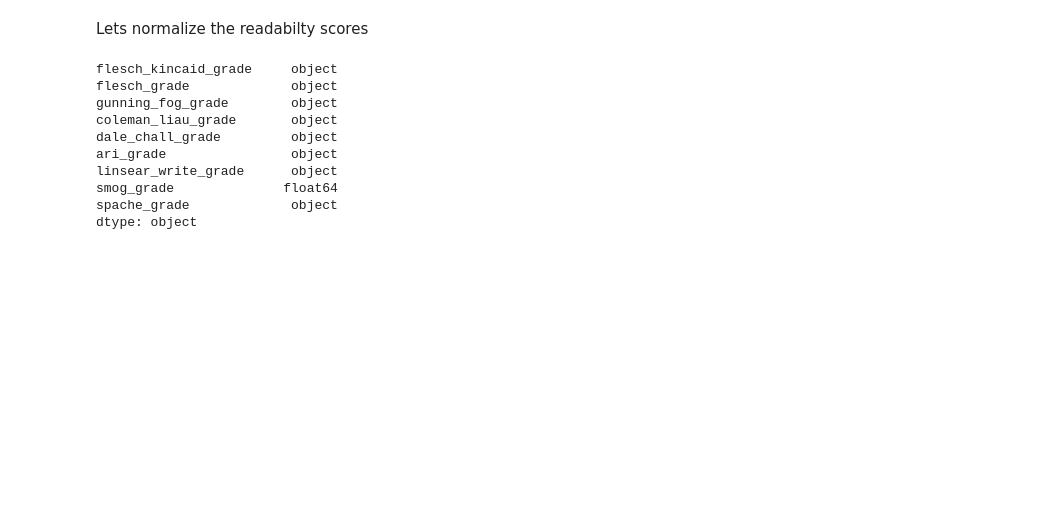
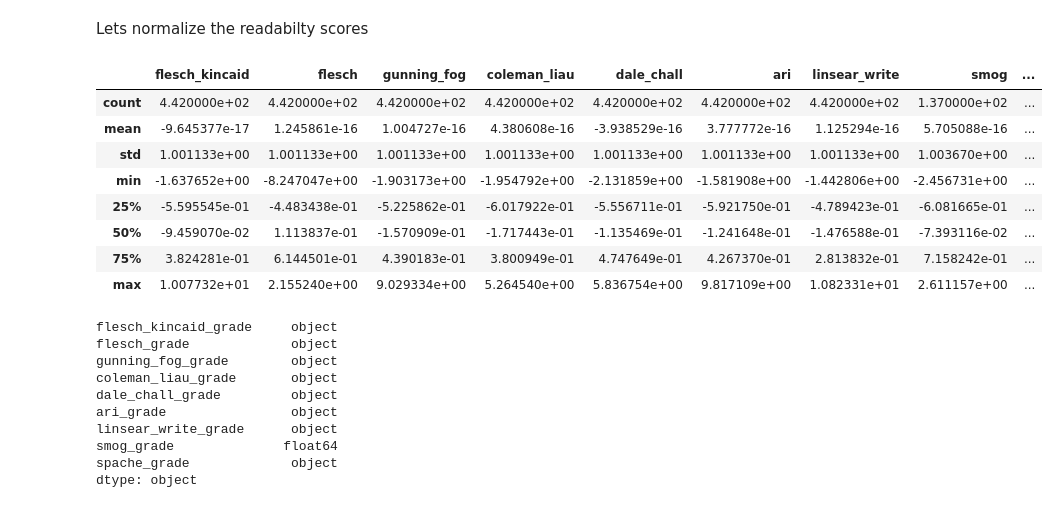
Before and after one commit to poupou-web3/GGR-beta-analysis, a Jupyter notebook: jupyter/29-04-beta-grant-readability.ipynb, the cells around one changed output. Cells and saved outputs as stored; diff of their text form; code cells hidden in the pictures; blank space fills up the shorter version.

```diff
--- a/jupyter/29-04-beta-grant-readability.ipynb
+++ b/jupyter/29-04-beta-grant-readability.ipynb
@@ -211,6 +236,18 @@ Lets normalize the readabilty scores
 from sklearn.preprocessing import StandardScaler
 scaler = StandardScaler()
 df_grants[scores] = scaler.fit_transform(df_grants[scores])
+# %%
+df_grants[scores].describe()
+# %% [output]
+|  | flesch_kincaid | flesch | gunning_fog | coleman_liau | dale_chall | ari | linsear_write | smog | ... |
+| count | 4.420000e+02 | 4.420000e+02 | 4.420000e+02 | 4.420000e+02 | 4.420000e+02 | 4.420000e+02 | 4.420000e+02 | 1.370000e+02 | ... |
+| mean | -9.645377e-17 | 1.245861e-16 | 1.004727e-16 | 4.380608e-16 | -3.938529e-16 | 3.777772e-16 | 1.125294e-16 | 5.705088e-16 | ... |
+| std | 1.001133e+00 | 1.001133e+00 | 1.001133e+00 | 1.001133e+00 | 1.001133e+00 | 1.001133e+00 | 1.001133e+00 | 1.003670e+00 | ... |
+| min | -1.637652e+00 | -8.247047e+00 | -1.903173e+00 | -1.954792e+00 | -2.131859e+00 | -1.581908e+00 | -1.442806e+00 | -2.456731e+00 | ... |
+| 25% | -5.595545e-01 | -4.483438e-01 | -5.225862e-01 | -6.017922e-01 | -5.556711e-01 | -5.921750e-01 | -4.789423e-01 | -6.081665e-01 | ... |
+| 50% | -9.459070e-02 | 1.113837e-01 | -1.570909e-01 | -1.717443e-01 | -1.135469e-01 | -1.241648e-01 | -1.476588e-01 | -7.393116e-02 | ... |
+| 75% | 3.824281e-01 | 6.144501e-01 | 4.390183e-01 | 3.800949e-01 | 4.747649e-01 | 4.267370e-01 | 2.813832e-01 | 7.158242e-01 | ... |
+| max | 1.007732e+01 | 2.155240e+00 | 9.029334e+00 | 5.264540e+00 | 5.836754e+00 | 9.817109e+00 | 1.082331e+01 | 2.611157e+00 | ... |
 # %%
 df_grants[grades].dtypes
 # %% [output]
```
Also changed, not shown: parts of 20 cells of this notebook.
